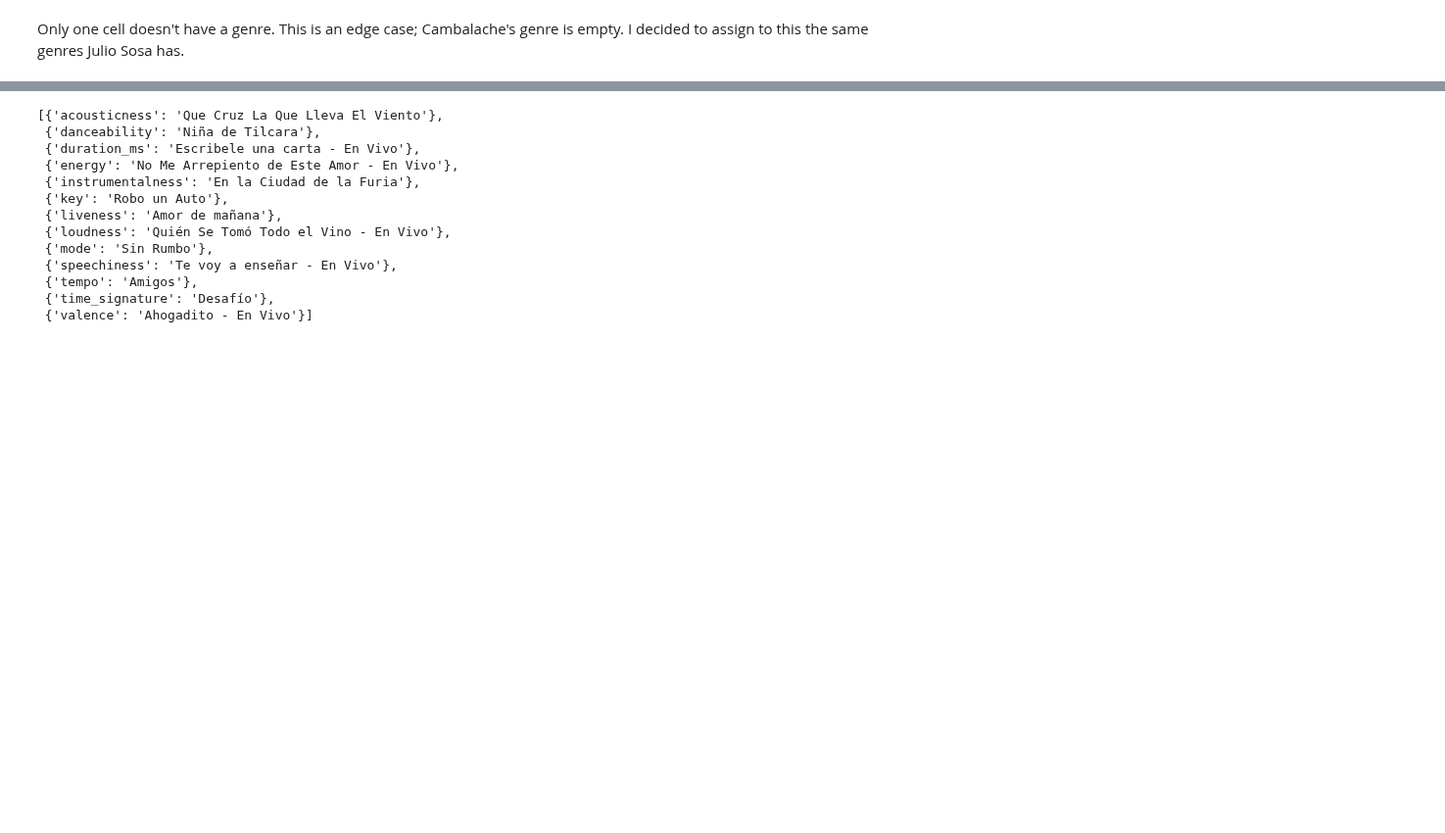
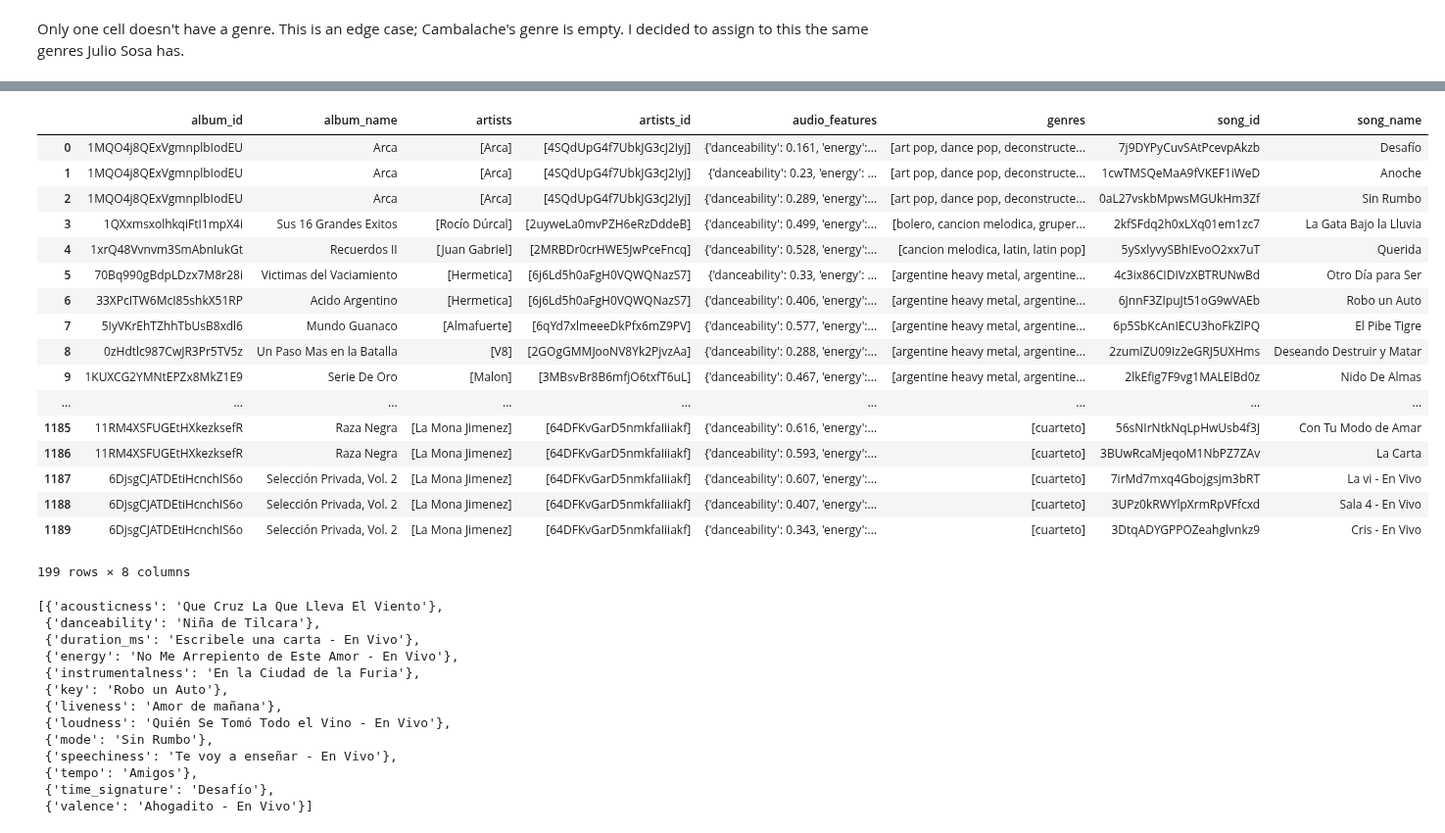
Before and after one commit to karen-pal/mentoria-canciones-DiploDatos, a Jupyter notebook: practico_3.ipynb, the cells around one changed output, grey strips where cells are left out. Shown at 98% size. Drawn from its saved outputs; the diff is of its cells as text; code cells hidden in the pictures; blank space fills up the shorter version.

```diff
--- a/practico_3.ipynb
+++ b/practico_3.ipynb
@@ -158,0 +191,23 @@ songs_original_df[[x == [] for x in songs_original_df["genres"]]]
+# %%
+no_duplicates = songs_original_df.drop_duplicates(subset=["song_id"], keep='last')
+no_duplicates.count()
+no_duplicates
+# %% [output]
+|  | album_id | album_name | artists | artists_id | audio_features | genres | song_id | song_name |
+| 0 | 1MQO4j8QExVgmnplbIodEU | Arca | [Arca] | [4SQdUpG4f7UbkJG3cJ2Iyj] | {'danceability': 0.161, 'energy':... | [art pop, dance pop, deconstructe... | 7j9DYPyCuvSAtPcevpAkzb | Desafío |
+| 1 | 1MQO4j8QExVgmnplbIodEU | Arca | [Arca] | [4SQdUpG4f7UbkJG3cJ2Iyj] | {'danceability': 0.23, 'energy': ... | [art pop, dance pop, deconstructe... | 1cwTMSQeMaA9fVKEF1iWeD | Anoche |
+| 2 | 1MQO4j8QExVgmnplbIodEU | Arca | [Arca] | [4SQdUpG4f7UbkJG3cJ2Iyj] | {'danceability': 0.289, 'energy':... | [art pop, dance pop, deconstructe... | 0aL27vskbMpwsMGUkHm3Zf | Sin Rumbo |
+| 3 | 1QXxmsxolhkqiFtI1mpX4i | Sus 16 Grandes Exitos | [Rocío Dúrcal] | [2uyweLa0mvPZH6eRzDddeB] | {'danceability': 0.499, 'energy':... | [bolero, cancion melodica, gruper... | 2kfSFdq2h0xLXq01em1zc7 | La Gata Bajo la Lluvia |
+| 4 | 1xrQ48Vvnvm3SmAbnIukGt | Recuerdos II | [Juan Gabriel] | [2MRBDr0crHWE5JwPceFncq] | {'danceability': 0.528, 'energy':... | [cancion melodica, latin, latin pop] | 5ySxlyvySBhIEvoO2xx7uT | Querida |
+| 5 | 70Bq990gBdpLDzx7M8r28i | Victimas del Vaciamiento | [Hermetica] | [6j6Ld5h0aFgH0VQWQNazS7] | {'danceability': 0.33, 'energy': ... | [argentine heavy metal, argentine... | 4c3ix86CIDIVzXBTRUNwBd | Otro Día para Ser |
+| 6 | 33XPcITW6McI85shkX51RP | Acido Argentino | [Hermetica] | [6j6Ld5h0aFgH0VQWQNazS7] | {'danceability': 0.406, 'energy':... | [argentine heavy metal, argentine... | 6JnnF3ZIpuJt51oG9wVAEb | Robo un Auto |
+| 7 | 5IyVKrEhTZhhTbUsB8xdl6 | Mundo Guanaco | [Almafuerte] | [6qYd7xlmeeeDkPfx6mZ9PV] | {'danceability': 0.577, 'energy':... | [argentine heavy metal, argentine... | 6p5SbKcAnIECU3hoFkZlPQ | El Pibe Tigre |
+| 8 | 0zHdtlc987CwJR3Pr5TV5z | Un Paso Mas en la Batalla | [V8] | [2GOgGMMJooNV8Yk2PjvzAa] | {'danceability': 0.288, 'energy':... | [argentine heavy metal, argentine... | 2zumIZU09Iz2eGRJ5UXHms | Deseando Destruir y Matar |
+| 9 | 1KUXCG2YMNtEPZx8MkZ1E9 | Serie De Oro | [Malon] | [3MBsvBr8B6mfjO6txfT6uL] | {'danceability': 0.467, 'energy':... | [argentine heavy metal, argentine... | 2lkEfig7F9vg1MALElBd0z | Nido De Almas |
+| ... | ... | ... | ... | ... | ... | ... | ... | ... |
+| 1185 | 11RM4XSFUGEtHXkezksefR | Raza Negra | [La Mona Jimenez] | [64DFKvGarD5nmkfaIiiakf] | {'danceability': 0.616, 'energy':... | [cuarteto] | 56sNIrNtkNqLpHwUsb4f3J | Con Tu Modo de Amar |
+| 1186 | 11RM4XSFUGEtHXkezksefR | Raza Negra | [La Mona Jimenez] | [64DFKvGarD5nmkfaIiiakf] | {'danceability': 0.593, 'energy':... | [cuarteto] | 3BUwRcaMjeqoM1NbPZ7ZAv | La Carta |
+| 1187 | 6DjsgCJATDEtiHcnchIS6o | Selección Privada, Vol. 2 | [La Mona Jimenez] | [64DFKvGarD5nmkfaIiiakf] | {'danceability': 0.607, 'energy':... | [cuarteto] | 7irMd7mxq4Gbojgsjm3bRT | La vi - En Vivo |
+| 1188 | 6DjsgCJATDEtiHcnchIS6o | Selección Privada, Vol. 2 | [La Mona Jimenez] | [64DFKvGarD5nmkfaIiiakf] | {'danceability': 0.407, 'energy':... | [cuarteto] | 3UPz0kRWYlpXrmRpVFfcxd | Sala 4 - En Vivo |
+| 1189 | 6DjsgCJATDEtiHcnchIS6o | Selección Privada, Vol. 2 | [La Mona Jimenez] | [64DFKvGarD5nmkfaIiiakf] | {'danceability': 0.343, 'energy':... | [cuarteto] | 3DtqADYGPPOZeahglvnkz9 | Cris - En Vivo |
+199 rows × 8 columns
```
Also changed, not shown: parts of 7 cells of this notebook.
